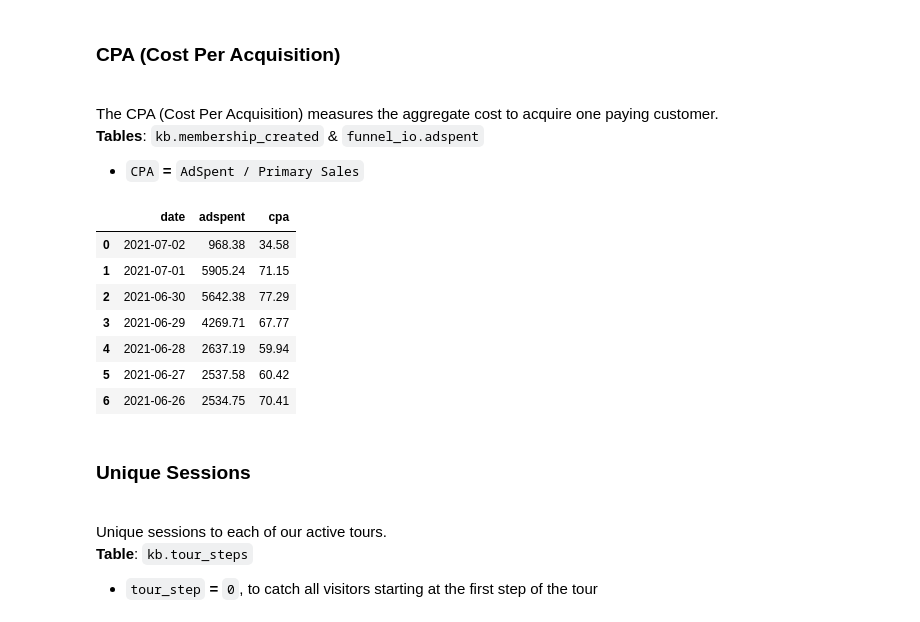
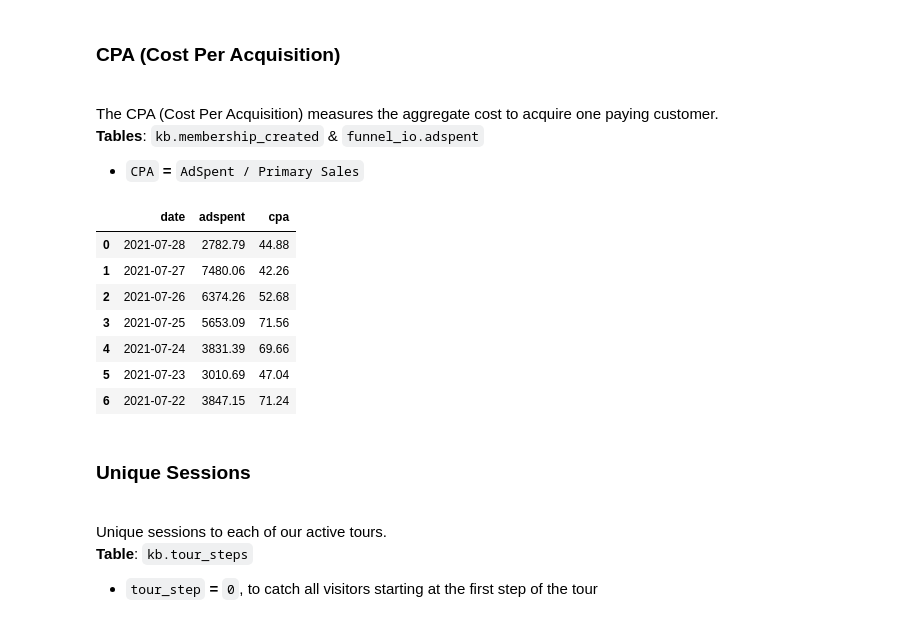
Before and after one commit to danielsflamaric/data-sccience-cookiecutter, a Jupyter notebook: cookiecutter/notebooks/01_dsf_eative_metrics_QA.ipynb, the cells around one changed output. Saved outputs shown, nothing was run; the diff lists cells and outputs as text; code cells hidden in the pictures.

```diff
--- a/cookiecutter/notebooks/01_dsf_eative_metrics_QA.ipynb
+++ b/cookiecutter/notebooks/01_dsf_eative_metrics_QA.ipynb
@@ -70,7 +69,7 @@ ModuleNotFoundError: No module named 'utils'
 # %%
 db_config = yaml.safe_load(open(os.path.expanduser('~/.dbconfig/db_config_parameters.yml'), 'r'))
 # %%
-START_DATE = '2021-01-01'
+params = {'start_date': '2021-01-01'}
 # %% [markdown]
 <h2 id="acquisition">Acquisition</h2>
 <h3 id="primary_sales">Primary Sales</h3>
@@ -83,12 +82,10 @@ Primary sales are subscriptions to 1,2,3,6 or 12 months plans.
 
 - <code>product_id</code> <b>=</b> <code>1</code>
 # %%
-query = get_sql_query(os.path.join(os.getcwd(),'data/sql/primary_sales_query.sql')) % params['start_date']
-
+query = get_sql_query(os.path.join(os.getcwd(), '../data/queries/primary_sales_query.sql')) % params['start_date']
 df_primary_sales = read_rd_query(query, **db_config['redshift_config'])
 
-# Convert to a data frame and sort by date DESC
-df_primary_sales = df_primary_sales.sort_values(by='date', ascending=False)
+df_primary_sales.sort_values(by='date', ascending=False, inplace=True)
 
 # Show last 7 days Primary Sales
 df_primary_sales.head(7)
@@ -110,0 +101,3 @@ df_primary_sales.tail(10)
+# %%
+_ = df_primary_sales.set_index('date')
+_.plot()
@@ -391,10 +269,8 @@ ORDER BY
 # %%
-# Read query
-adspent = read_rd_query(adspent_query, **db_config['redshift_config'])
-adspent = adspent.copy(deep=True)
+query = get_sql_query(os.path.join(os.getcwd(), '../data/queries/adspent_query.sql')) % params['start_date']
+df_adspent = read_rd_query(query, **db_config['redshift_config'])
 
-# Convert to a data frame and sort by date DESC
-df_adspent = pd.DataFrame(adspent).sort_values(by='date', ascending=False)
+df_adspent.sort_values(by='date', ascending=False, inplace=True)
 
 # Show last 7 days AdSpent
 df_adspent.head(7)
@@ -419,21 +295,22 @@ The CPA (Cost Per Acquisition) measures the aggregate cost to acquire one paying
 - <code>CPA</code> <b>=</b> <code>AdSpent / Primary Sales</code>
 # %%
 # CPA calculation using both df_primary_sales and df_adspent
-df_cpa = df_adspent
-cpa = round((df_adspent['adspent']/df_primary_sales['primary_sales']),2)
-df_adspent['cpa'] = cpa
+df_cpa = round((df_adspent['adspent']/ df_primary_sales['primary_sales']),2)
+df_adspent['cpa'] = df_cpa
+
+df_adspent.sort_values(by='date', ascending=False, inplace=True)
 
 # Show last 7 days CPA
-df_cpa.head(7)
+df_adspent.head(7)
 # %% [output]
 |  | date | adspent | cpa |
-| 0 | 2021-07-02 | 968.38 | 34.58 |
-| 1 | 2021-07-01 | 5905.24 | 71.15 |
-| 2 | 2021-06-30 | 5642.38 | 77.29 |
-| 3 | 2021-06-29 | 4269.71 | 67.77 |
-| 4 | 2021-06-28 | 2637.19 | 59.94 |
-| 5 | 2021-06-27 | 2537.58 | 60.42 |
-| 6 | 2021-06-26 | 2534.75 | 70.41 |
+| 0 | 2021-07-28 | 2782.79 | 44.88 |
+| 1 | 2021-07-27 | 7480.06 | 42.26 |
+| 2 | 2021-07-26 | 6374.26 | 52.68 |
+| 3 | 2021-07-25 | 5653.09 | 71.56 |
+| 4 | 2021-07-24 | 3831.39 | 69.66 |
+| 5 | 2021-07-23 | 3010.69 | 47.04 |
+| 6 | 2021-07-22 | 3847.15 | 71.24 |
 # %% [markdown]
 <h3 id="unique_sessions">Unique Sessions</h3>
 <br>
```
Also changed, not shown: parts of 31 cells of this notebook, 14 other files.
